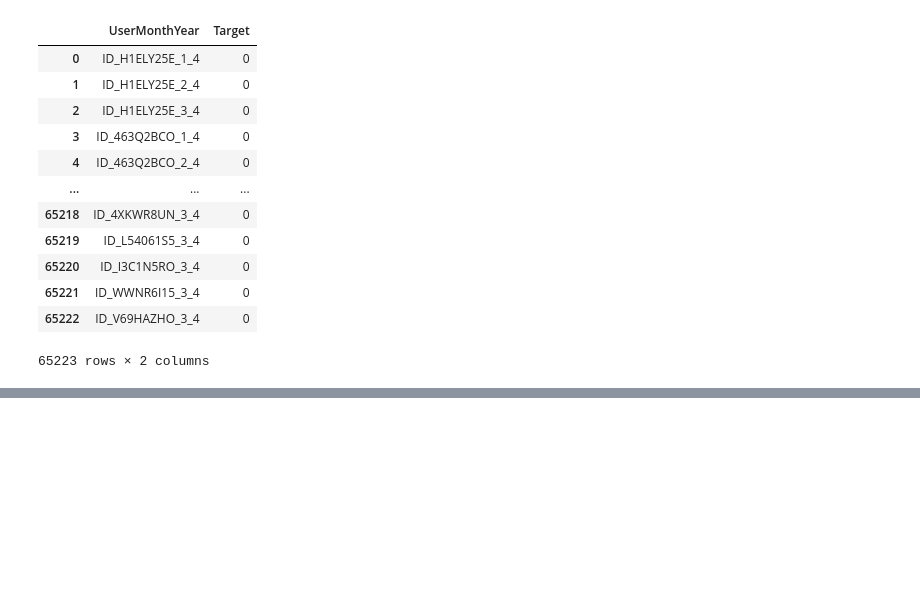
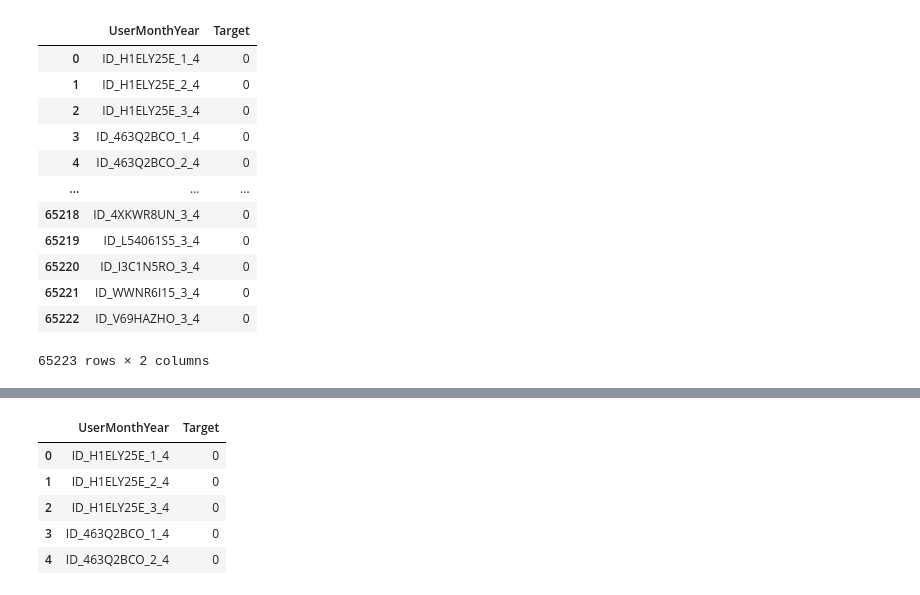
Before and after one commit to simiel/zindiUserBehaviour, a Jupyter notebook: zindiPrediction.ipynb, the cells around one changed output, grey strips where cells are left out. Cells and saved outputs as stored; diff of their text form; code cells hidden in the pictures; blank space fills up the shorter version.

```diff
--- a/zindiPrediction.ipynb
+++ b/zindiPrediction.ipynb
@@ -196,0 +268,9 @@ Ntrain.head()
+# %%
+result.head()
+# %% [output]
+|  | UserMonthYear | Target |
+| 0 | ID_H1ELY25E_1_4 | 0 |
+| 1 | ID_H1ELY25E_2_4 | 0 |
+| 2 | ID_H1ELY25E_3_4 | 0 |
+| 3 | ID_463Q2BCO_1_4 | 0 |
+| 4 | ID_463Q2BCO_2_4 | 0 |
```
Also changed, not shown: parts of 29 cells of this notebook, 2 other files.
